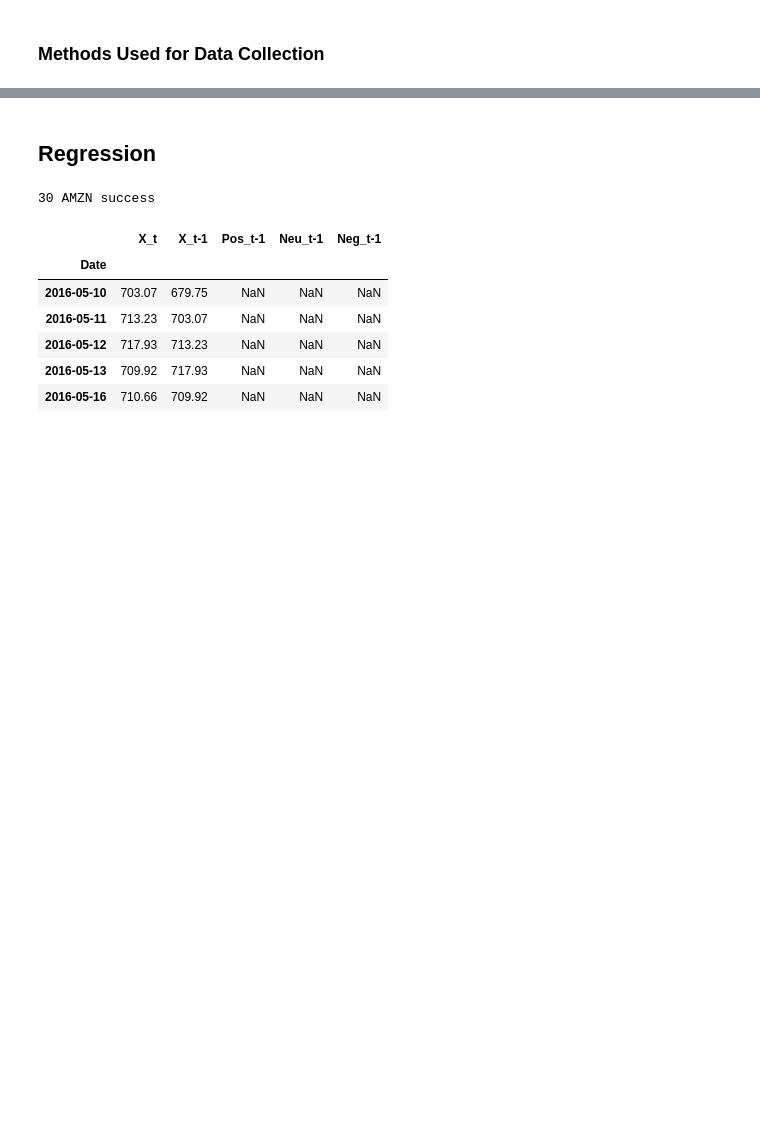
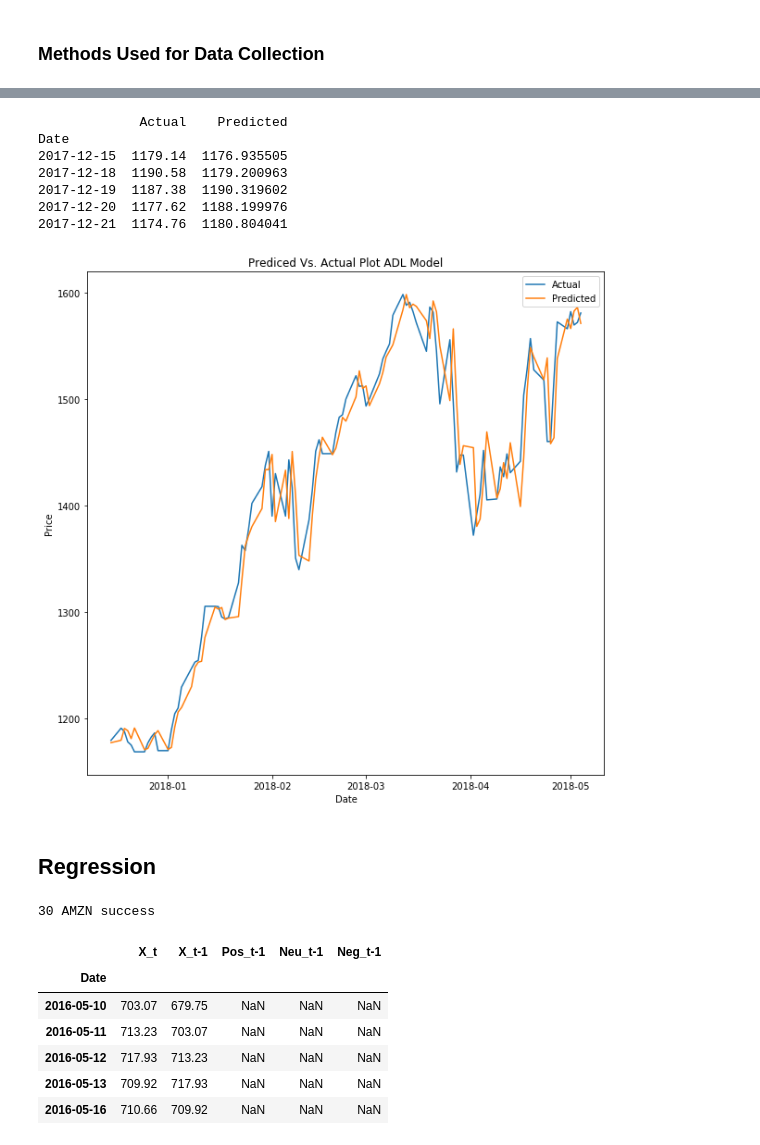
Before and after one commit to MichelleLu1995/stock_headline_predictor, a Jupyter notebook: Regression.ipynb, the cells around one changed output, grey strips where cells are left out. Cells and saved outputs as stored; diff of their text form; code cells hidden in the pictures; blank space fills up the shorter version.

```diff
--- a/Regression.ipynb
+++ b/Regression.ipynb
@@ -41,9 +51,14 @@ def main():
     for i in range(30,31):
 
         company = companies.loc[i]
+
         # get company ticker
         company_symb[company] = df[df['Name'] == company]['Symbol']
         ticker = company_symb[company].values[0]
+
+        # get rid of suffixes from company name
+        for word in replace_list:
+            company = company.replace(word, '')
 
         # initialize the dataframe
         lag = get_lag_period(ticker, start_date, end_date)
@@ -265,0 +417,3 @@ Date
+# %%
+df_sentiment = main()
+df_sentiment.head()
@@ -265,0 +446,20 @@ Date
+# %%
+# Do the regression sentiment
+
+# Count number of nulls and replace them with 0's
+df_sentiment.isnull().sum()
+df_sentiment = df_sentiment.fillna(0)
+df_sentiment.head()
+
+Y = df_sentiment['X_t']
+X = df_sentiment.loc[:, df_sentiment.columns !='X_t']
+X_train, X_test = X[:int(len(X)*(0.8))], X[int(len(X)*(0.8)):]
+Y_train, Y_test = Y[:int(len(Y)*(0.8))], Y[int(len(Y)*(0.8)):]
+
+LinReg_sentiment = LinearRegression(normalize=True)
+LinReg_sentiment.fit(X_train,Y_train)
+Y_pred = LinReg_sentiment.predict(X_test)
+print("R^2 Value: %.2f" %LinReg_sentiment.score(X_test, Y_test))
+print("Mean squared error: %.2f"
+      % mean_squared_error(Y_test, Y_pred))
+print("Coefficients for the Regression are: " , LinReg_sentiment.coef_)
@@ -266,3 +474,29 @@ Date
+# %%
+# Plot
+Y_plot = Y_test.copy(deep=True)
+Y_plot = Y_plot.to_frame()
+Y_plot['Predicted'] = pd.Series(Y_pred, index=Y_plot.index)
+Y_plot.columns = ['Actual', 'Predicted']
+print(Y_plot.head())
+
+plt.figure(figsize=(10,10))
+plt.title('Predicted Vs. Actual Plot ADL Model')
+plt.xlabel('Date')
+plt.ylabel('Price')
+plt.plot(Y_plot.index, Y_plot['Actual'], label='Actual')
+plt.plot(Y_plot.index, Y_plot['Predicted'],label='Predicted')
+plt.legend()
+
+plt.show()
+# %% [output]
+             Actual    Predicted
+Date
+2017-12-15  1179.14  1176.935505
+2017-12-18  1190.58  1179.200963
+2017-12-19  1187.38  1190.319602
+2017-12-20  1177.62  1188.199976
+2017-12-21  1174.76  1180.804041
+[figure, added]
 # %% [markdown]
 ## Regression
 # %%
```
Also changed, not shown: parts of 15 cells of this notebook, 1 other file.
